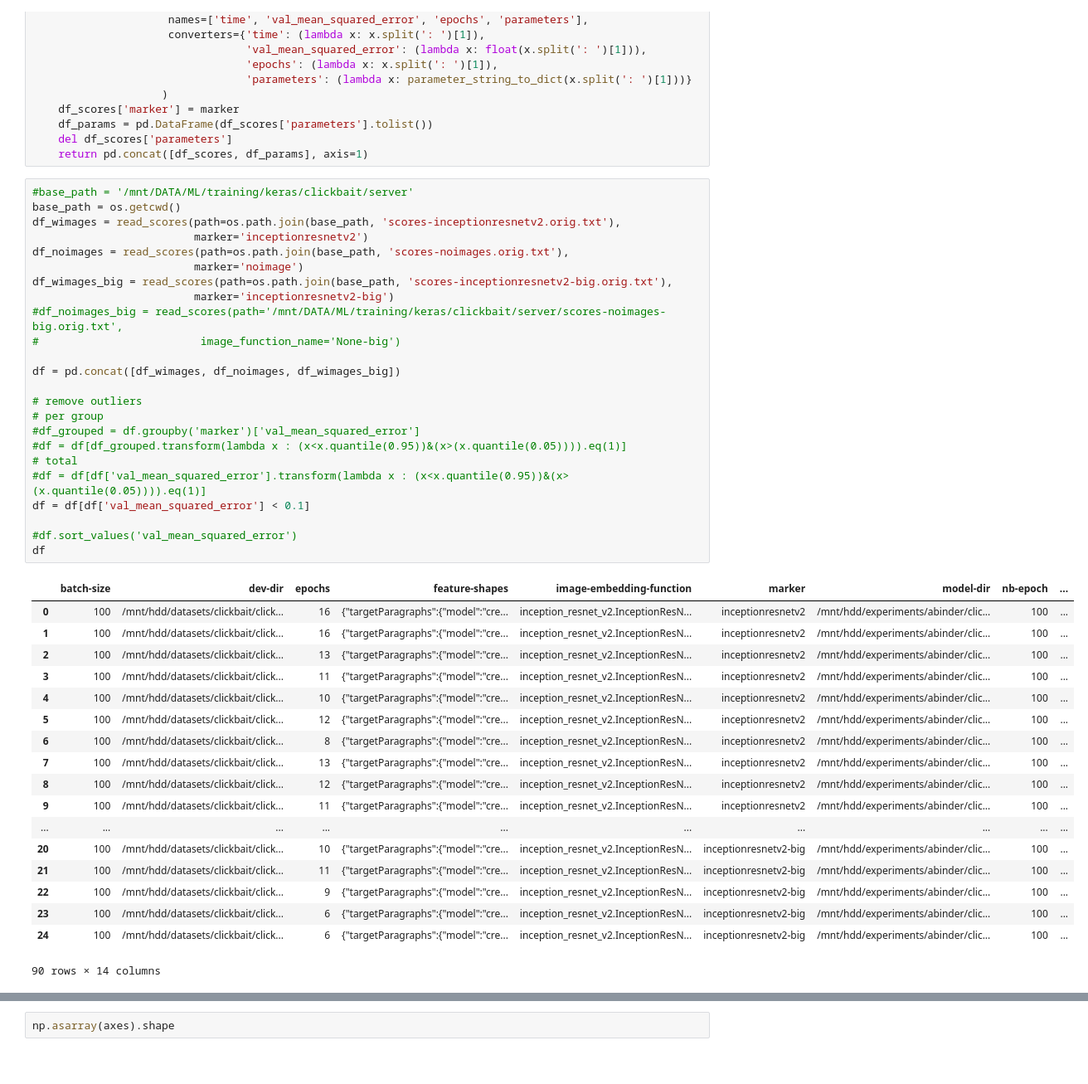
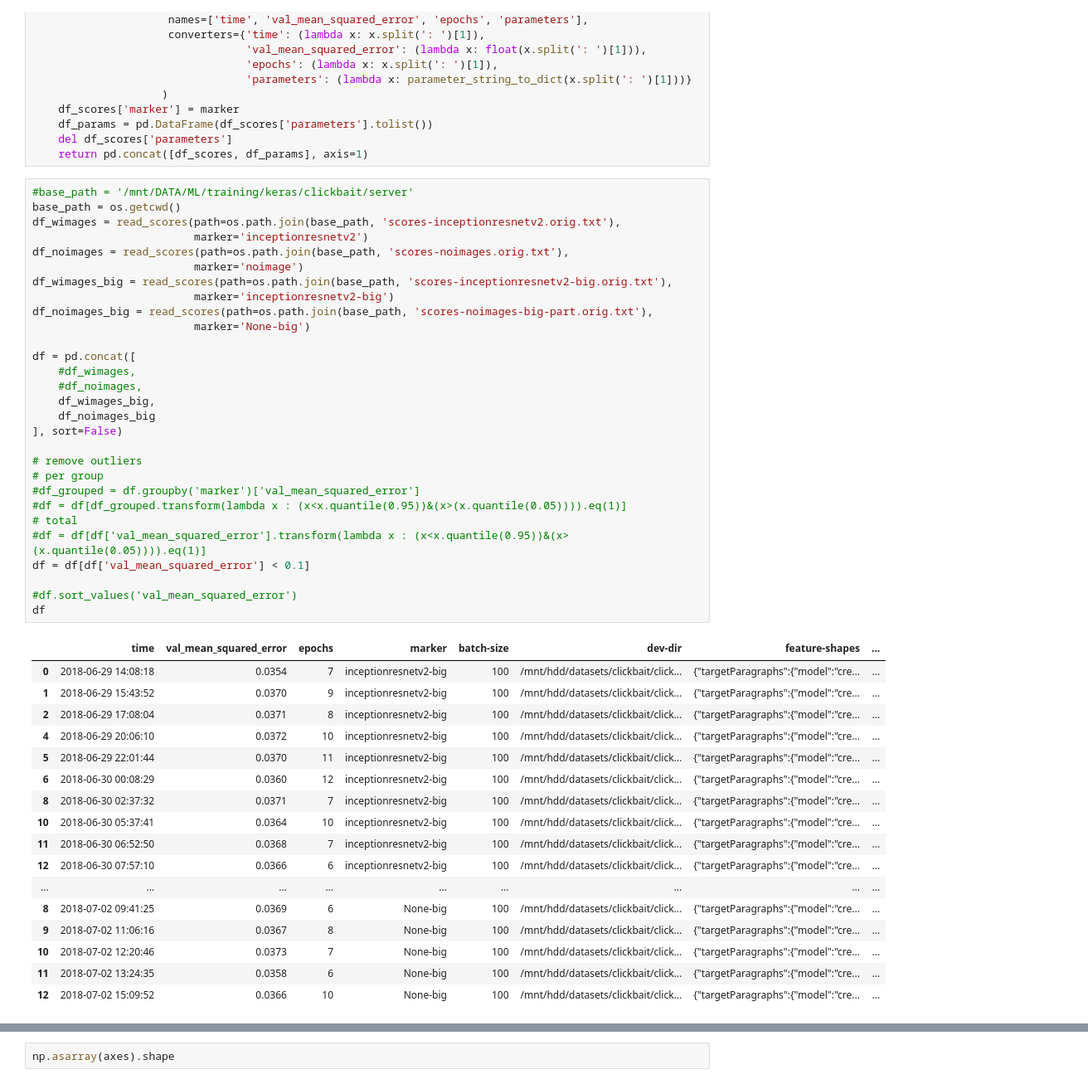
Before and after one commit to ArneBinder/clickbait, a Jupyter notebook: results/clickbait.ipynb, the cells around one changed output, grey strips where cells are left out. Shown at 83% size. Saved outputs shown, nothing was run; the diff lists cells and outputs as text; blank space fills up the shorter version.

```diff
--- a/results/clickbait.ipynb
+++ b/results/clickbait.ipynb
@@ -27,46 +27,50 @@ def read_scores(path, marker):
 # %%
 #base_path = '/mnt/DATA/ML/training/keras/clickbait/server'
 base_path = os.getcwd()
 df_wimages = read_scores(path=os.path.join(base_path, 'scores-inceptionresnetv2.orig.txt'),
                          marker='inceptionresnetv2')
 df_noimages = read_scores(path=os.path.join(base_path, 'scores-noimages.orig.txt'),
                          marker='noimage')
 df_wimages_big = read_scores(path=os.path.join(base_path, 'scores-inceptionresnetv2-big.orig.txt'),
                          marker='inceptionresnetv2-big')
-#df_noimages_big = read_scores(path='/mnt/DATA/ML/training/keras/clickbait/server/scores-noimages-big.orig.txt',
-#                         image_function_name='None-big')
+df_noimages_big = read_scores(path=os.path.join(base_path, 'scores-noimages-big-part.orig.txt'),
+                         marker='None-big')
 
-df = pd.concat([df_wimages, df_noimages, df_wimages_big])
+df = pd.concat([
+    #df_wimages,
+    #df_noimages,
+    df_wimages_big,
+    df_noimages_big
+], sort=False)
 
 # remove outliers
 # per group
 #df_grouped = df.groupby('marker')['val_mean_squared_error']
 #df = df[df_grouped.transform(lambda x : (x<x.quantile(0.95))&(x>(x.quantile(0.05)))).eq(1)]
 # total
 #df = df[df['val_mean_squared_error'].transform(lambda x : (x<x.quantile(0.95))&(x>(x.quantile(0.05)))).eq(1)]
 df = df[df['val_mean_squared_error'] < 0.1]
 
 #df.sort_values('val_mean_squared_error')
 df
 # %% [output]
-|  | batch-size | dev-dir | epochs | feature-shapes | image-embedding-function | marker | model-dir | nb-epoch | ... |
-| 0 | 100 | /mnt/hdd/datasets/clickbait/click... | 16 | {"targetParagraphs":{"model":"cre... | inception_resnet_v2.InceptionResN... | inceptionresnetv2 | /mnt/hdd/experiments/abinder/clic... | 100 | ... |
-| 1 | 100 | /mnt/hdd/datasets/clickbait/click... | 16 | {"targetParagraphs":{"model":"cre... | inception_resnet_v2.InceptionResN... | inceptionresnetv2 | /mnt/hdd/experiments/abinder/clic... | 100 | ... |
-| 2 | 100 | /mnt/hdd/datasets/clickbait/click... | 13 | {"targetParagraphs":{"model":"cre... | inception_resnet_v2.InceptionResN... | inceptionresnetv2 | /mnt/hdd/experiments/abinder/clic... | 100 | ... |
-| 3 | 100 | /mnt/hdd/datasets/clickbait/click... | 11 | {"targetParagraphs":{"model":"cre... | inception_resnet_v2.InceptionResN... | inceptionresnetv2 | /mnt/hdd/experiments/abinder/clic... | 100 | ... |
-| 4 | 100 | /mnt/hdd/datasets/clickbait/click... | 10 | {"targetParagraphs":{"model":"cre... | inception_resnet_v2.InceptionResN... | inceptionresnetv2 | /mnt/hdd/experiments/abinder/clic... | 100 | ... |
-| 5 | 100 | /mnt/hdd/datasets/clickbait/click... | 12 | {"targetParagraphs":{"model":"cre... | inception_resnet_v2.InceptionResN... | inceptionresnetv2 | /mnt/hdd/experiments/abinder/clic... | 100 | ... |
-| 6 | 100 | /mnt/hdd/datasets/clickbait/click... | 8 | {"targetParagraphs":{"model":"cre... | inception_resnet_v2.InceptionResN... | inceptionresnetv2 | /mnt/hdd/experiments/abinder/clic... | 100 | ... |
-| 7 | 100 | /mnt/hdd/datasets/clickbait/click... | 13 | {"targetParagraphs":{"model":"cre... | inception_resnet_v2.InceptionResN... | inceptionresnetv2 | /mnt/hdd/experiments/abinder/clic... | 100 | ... |
-| 8 | 100 | /mnt/hdd/datasets/clickbait/click... | 12 | {"targetParagraphs":{"model":"cre... | inception_resnet_v2.InceptionResN... | inceptionresnetv2 | /mnt/hdd/experiments/abinder/clic... | 100 | ... |
-| 9 | 100 | /mnt/hdd/datasets/clickbait/click... | 11 | {"targetParagraphs":{"model":"cre... | inception_resnet_v2.InceptionResN... | inceptionresnetv2 | /mnt/hdd/experiments/abinder/clic... | 100 | ... |
-| ... | ... | ... | ... | ... | ... | ... | ... | ... | ... |
-| 20 | 100 | /mnt/hdd/datasets/clickbait/click... | 10 | {"targetParagraphs":{"model":"cre... | inception_resnet_v2.InceptionResN... | inceptionresnetv2-big | /mnt/hdd/experiments/abinder/clic... | 100 | ... |
-| 21 | 100 | /mnt/hdd/datasets/clickbait/click... | 11 | {"targetParagraphs":{"model":"cre... | inception_resnet_v2.InceptionResN... | inceptionresnetv2-big | /mnt/hdd/experiments/abinder/clic... | 100 | ... |
-| 22 | 100 | /mnt/hdd/datasets/clickbait/click... | 9 | {"targetParagraphs":{"model":"cre... | inception_resnet_v2.InceptionResN... | inceptionresnetv2-big | /mnt/hdd/experiments/abinder/clic... | 100 | ... |
-| 23 | 100 | /mnt/hdd/datasets/clickbait/click... | 6 | {"targetParagraphs":{"model":"cre... | inception_resnet_v2.InceptionResN... | inceptionresnetv2-big | /mnt/hdd/experiments/abinder/clic... | 100 | ... |
-| 24 | 100 | /mnt/hdd/datasets/clickbait/click... | 6 | {"targetParagraphs":{"model":"cre... | inception_resnet_v2.InceptionResN... | inceptionresnetv2-big | /mnt/hdd/experiments/abinder/clic... | 100 | ... |
+|  | time | val_mean_squared_error | epochs | marker | batch-size | dev-dir | feature-shapes | ... |
+| 0 | 2018-06-29 14:08:18 | 0.0354 | 7 | inceptionresnetv2-big | 100 | /mnt/hdd/datasets/clickbait/click... | {"targetParagraphs":{"model":"cre... | ... |
+| 1 | 2018-06-29 15:43:52 | 0.0370 | 9 | inceptionresnetv2-big | 100 | /mnt/hdd/datasets/clickbait/click... | {"targetParagraphs":{"model":"cre... | ... |
+| 2 | 2018-06-29 17:08:04 | 0.0371 | 8 | inceptionresnetv2-big | 100 | /mnt/hdd/datasets/clickbait/click... | {"targetParagraphs":{"model":"cre... | ... |
+| 4 | 2018-06-29 20:06:10 | 0.0372 | 10 | inceptionresnetv2-big | 100 | /mnt/hdd/datasets/clickbait/click... | {"targetParagraphs":{"model":"cre... | ... |
+| 5 | 2018-06-29 22:01:44 | 0.0370 | 11 | inceptionresnetv2-big | 100 | /mnt/hdd/datasets/clickbait/click... | {"targetParagraphs":{"model":"cre... | ... |
+| 6 | 2018-06-30 00:08:29 | 0.0360 | 12 | inceptionresnetv2-big | 100 | /mnt/hdd/datasets/clickbait/click... | {"targetParagraphs":{"model":"cre... | ... |
+| 8 | 2018-06-30 02:37:32 | 0.0371 | 7 | inceptionresnetv2-big | 100 | /mnt/hdd/datasets/clickbait/click... | {"targetParagraphs":{"model":"cre... | ... |
+| 10 | 2018-06-30 05:37:41 | 0.0364 | 10 | inceptionresnetv2-big | 100 | /mnt/hdd/datasets/clickbait/click... | {"targetParagraphs":{"model":"cre... | ... |
+| 11 | 2018-06-30 06:52:50 | 0.0368 | 7 | inceptionresnetv2-big | 100 | /mnt/hdd/datasets/clickbait/click... | {"targetParagraphs":{"model":"cre... | ... |
+| 12 | 2018-06-30 07:57:10 | 0.0366 | 6 | inceptionresnetv2-big | 100 | /mnt/hdd/datasets/clickbait/click... | {"targetParagraphs":{"model":"cre... | ... |
+| ... | ... | ... | ... | ... | ... | ... | ... | ... |
+| 8 | 2018-07-02 09:41:25 | 0.0369 | 6 | None-big | 100 | /mnt/hdd/datasets/clickbait/click... | {"targetParagraphs":{"model":"cre... | ... |
+| 9 | 2018-07-02 11:06:16 | 0.0367 | 8 | None-big | 100 | /mnt/hdd/datasets/clickbait/click... | {"targetParagraphs":{"model":"cre... | ... |
+| 10 | 2018-07-02 12:20:46 | 0.0373 | 7 | None-big | 100 | /mnt/hdd/datasets/clickbait/click... | {"targetParagraphs":{"model":"cre... | ... |
+| 11 | 2018-07-02 13:24:35 | 0.0358 | 6 | None-big | 100 | /mnt/hdd/datasets/clickbait/click... | {"targetParagraphs":{"model":"cre... | ... |
+| 12 | 2018-07-02 15:09:52 | 0.0366 | 10 | None-big | 100 | /mnt/hdd/datasets/clickbait/click... | {"targetParagraphs":{"model":"cre... | ... |
-90 rows × 14 columns
 # %%
 #df.hist(bins=100, column='val_mean_squared_error', by='image_function', figsize=(20,10), density=True, histtype='bar')
 #plt.figure()
```
Also changed, not shown: parts of 4 cells of this notebook, 1 other file.
